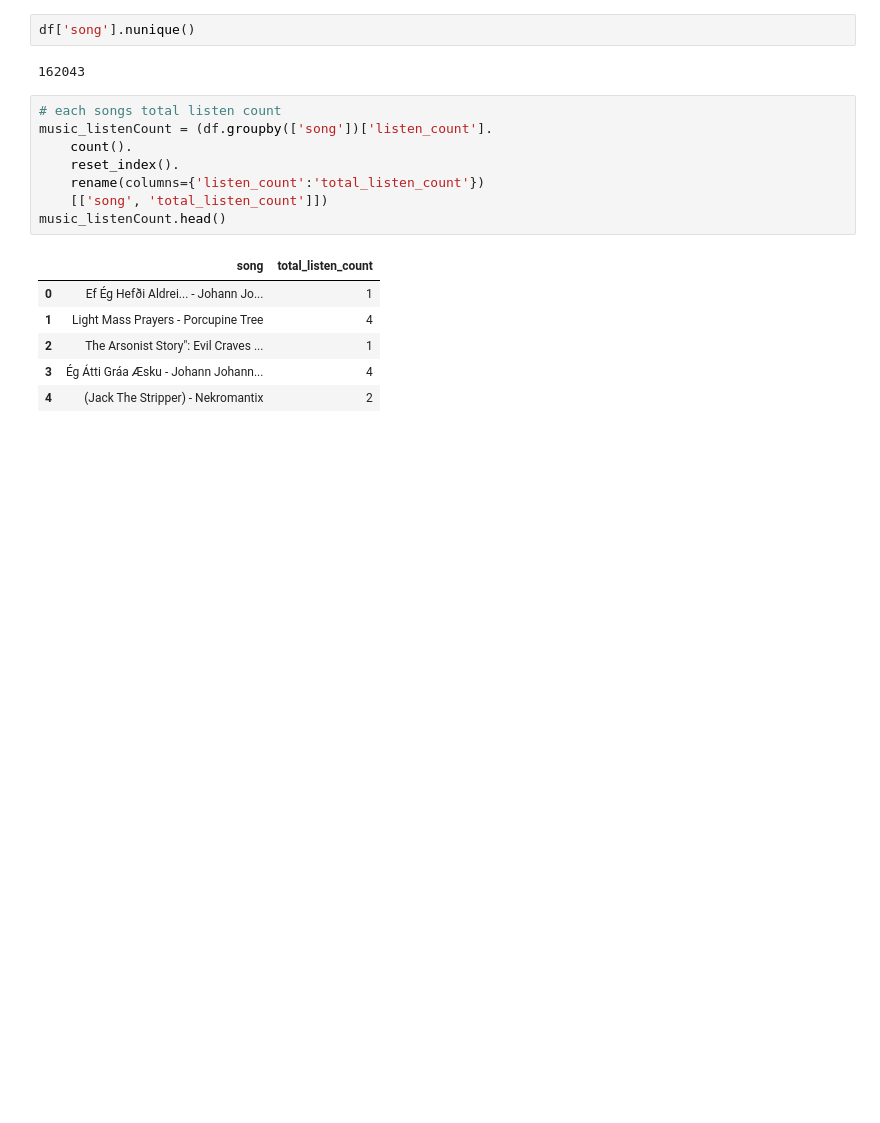
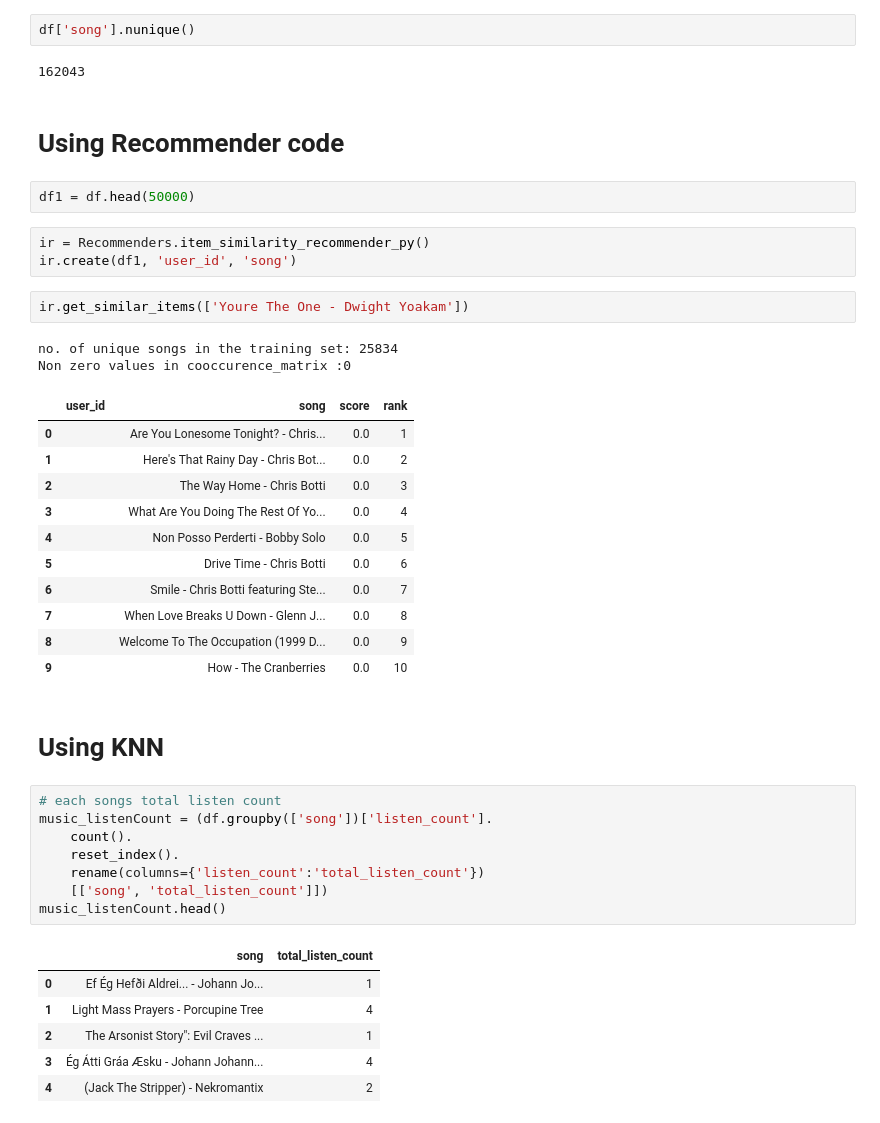
Before and after one commit to Hadryan/music-recommendation-engine-1, a Jupyter notebook: 4-ContentBased-Model-KNN.ipynb, the cells around one changed output. Saved outputs shown, nothing was run; the diff lists cells and outputs as text; blank space fills up the shorter version.

```diff
--- a/4-ContentBased-Model-KNN.ipynb
+++ b/4-ContentBased-Model-KNN.ipynb
@@ -23,6 +27,31 @@ df.shape
 df['song'].nunique()
 # %% [output]
 162043
+# %% [markdown]
+# Using Recommender code
+# %%
+df1 = df.head(50000)
+# %%
+ir = Recommenders.item_similarity_recommender_py()
+ir.create(df1, 'user_id', 'song')
+# %%
+ir.get_similar_items(['Youre The One - Dwight Yoakam'])
+# %% [output]
+no. of unique songs in the training set: 25834
+Non zero values in cooccurence_matrix :0
+|  | user_id | song | score | rank |
+| 0 |  | Are You Lonesome Tonight? - Chris... | 0.0 | 1 |
+| 1 |  | Here's That Rainy Day - Chris Bot... | 0.0 | 2 |
+| 2 |  | The Way Home - Chris Botti | 0.0 | 3 |
+| 3 |  | What Are You Doing The Rest Of Yo... | 0.0 | 4 |
+| 4 |  | Non Posso Perderti - Bobby Solo | 0.0 | 5 |
+| 5 |  | Drive Time - Chris Botti | 0.0 | 6 |
+| 6 |  | Smile - Chris Botti featuring Ste... | 0.0 | 7 |
+| 7 |  | When Love Breaks U Down - Glenn J... | 0.0 | 8 |
+| 8 |  | Welcome To The Occupation (1999 D... | 0.0 | 9 |
+| 9 |  | How - The Cranberries | 0.0 | 10 |
+# %% [markdown]
+# Using KNN
 # %%
 # each songs total listen count
 music_listenCount = (df.groupby(['song'])['listen_count'].
```
Also changed, not shown: parts of 7 cells of this notebook.
